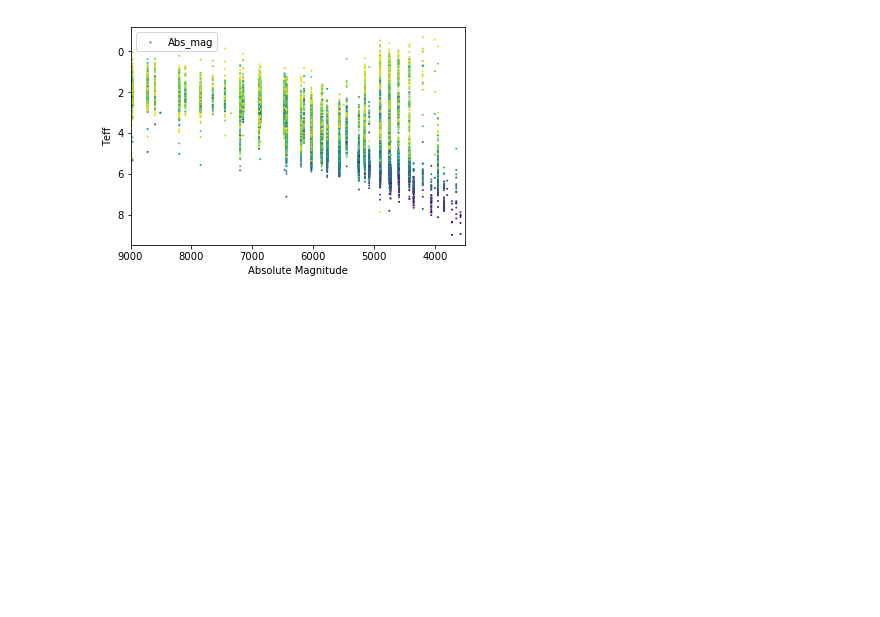
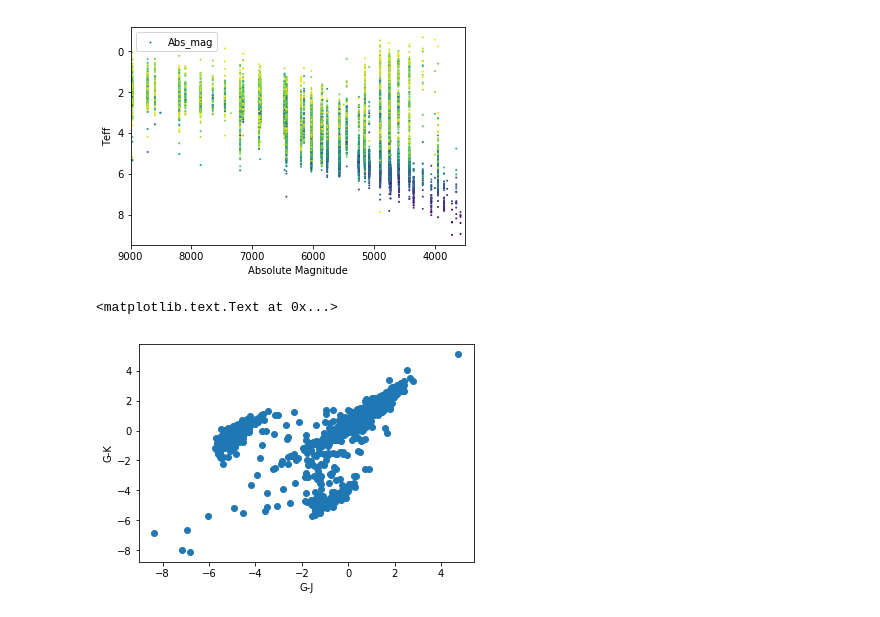
Before and after one commit to leemundy/GAIA, a Jupyter notebook: Work-Areas/rpopescu/notebook/Cat2.ipynb, the cells around one changed output. Drawn from its saved outputs; the diff is of its cells as text; code cells hidden in the pictures; blank space fills up the shorter version.

```diff
--- a/Work-Areas/rpopescu/notebook/Cat2.ipynb
+++ b/Work-Areas/rpopescu/notebook/Cat2.ipynb
@@ -95,3 +93,24 @@ plt.legend()
 # %% [output]
 <matplotlib.legend.Legend at 0x...>
 [figure]
+# %%
+#Calculate different Color indices and add them to table
+G_J_data = np.zeros(len(Gmag))
+for i in range(len(G_J_data)):
+    G_J_data[i] = Gmag[i] - Jmag[i]
+G_J = Table.Column(data=G_J_data, name='G-J')
+t.add_column(G_J)
+
+G_K_data = np.zeros(len(Kmag))
+for i in range(len(G_K_data)):
+    G_K_data[i] = Gmag[i] - Kmag[i]
+G_K = Table.Column(data=G_K_data, name='G-K')
+t.add_column(G_K)
+# %%
+#Color-Color diagram with G-K plotted against G-J
+plt.scatter(G_J,G_K)
+plt.xlabel('G-J')
+plt.ylabel('G-K')
+# %% [output]
+<matplotlib.text.Text at 0x...>
+[figure, added]
```
Also changed, not shown: parts of 3 cells of this notebook, 1 other file.
